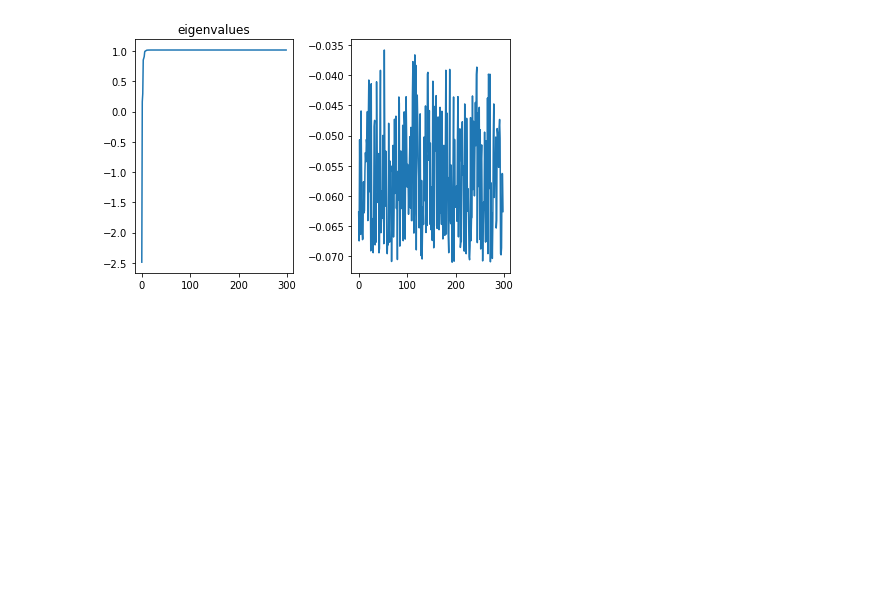
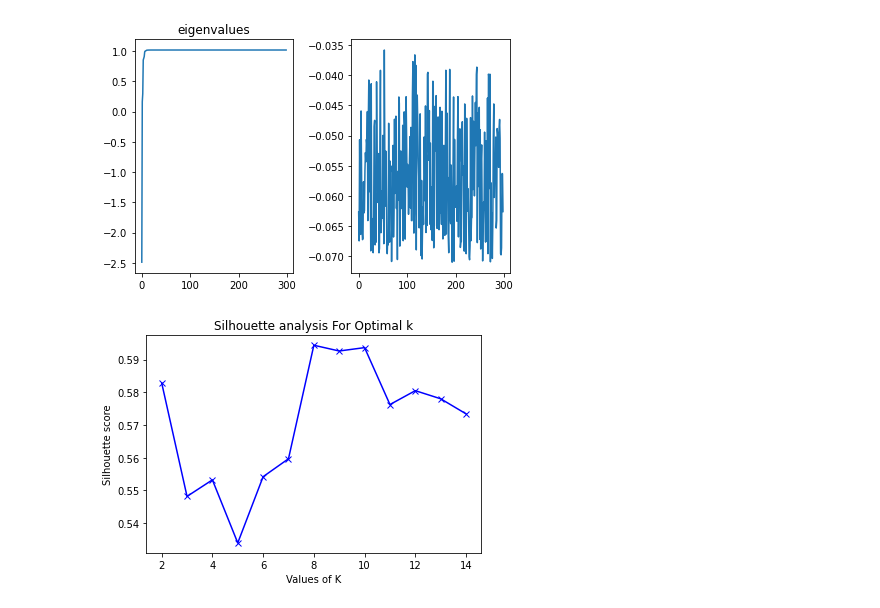
Before and after one commit to evelina03/spectral_clustering, a Jupyter notebook: Dataset_1/Shi and Malik's algorithms.ipynb, the cells around one changed output. Saved outputs shown, nothing was run; the diff lists cells and outputs as text; code cells hidden in the pictures; blank space fills up the shorter version.

```diff
--- a/Dataset_1/Shi and Malik's algorithms.ipynb
+++ b/Dataset_1/Shi and Malik's algorithms.ipynb
@@ -206,7 +164,13 @@ plt.show()
 # %%
 #find optimal number of clusters
 
-def silhouette(df):
+def silhouette_coefficient(df):
+
+'''Function to measure silhouette_coefficient
+    Args:
+        df : Dataframe  '''
+
+
     range_n_clusters = [2,3,4,5,6,7,8,9,10,11,12,13,14]
     silhouette_avg = []
 
@@ -222,5 +186,7 @@ def silhouette(df):
     plt.title('Silhouette analysis For Optimal k')
     plt.show()
 # %%
-silhouette(df_cluster)
+silhouette_coefficient(df_cluster)
+# %% [output]
+[figure, added]
 # %%
```
Also changed, not shown: parts of 18 cells of this notebook.
